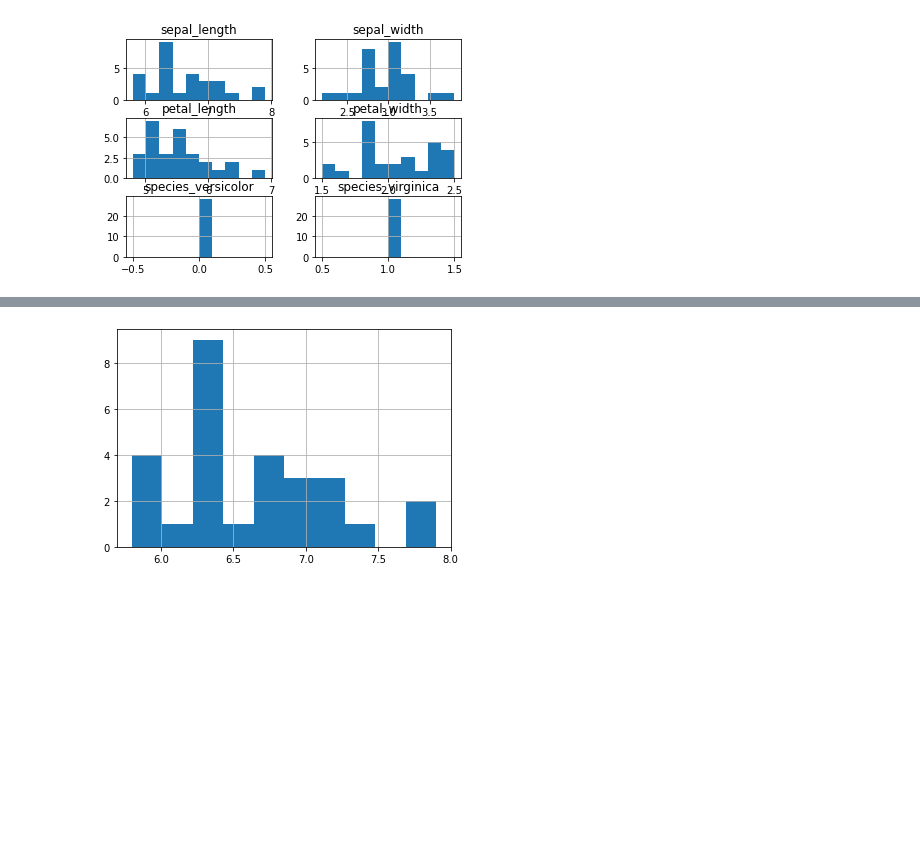
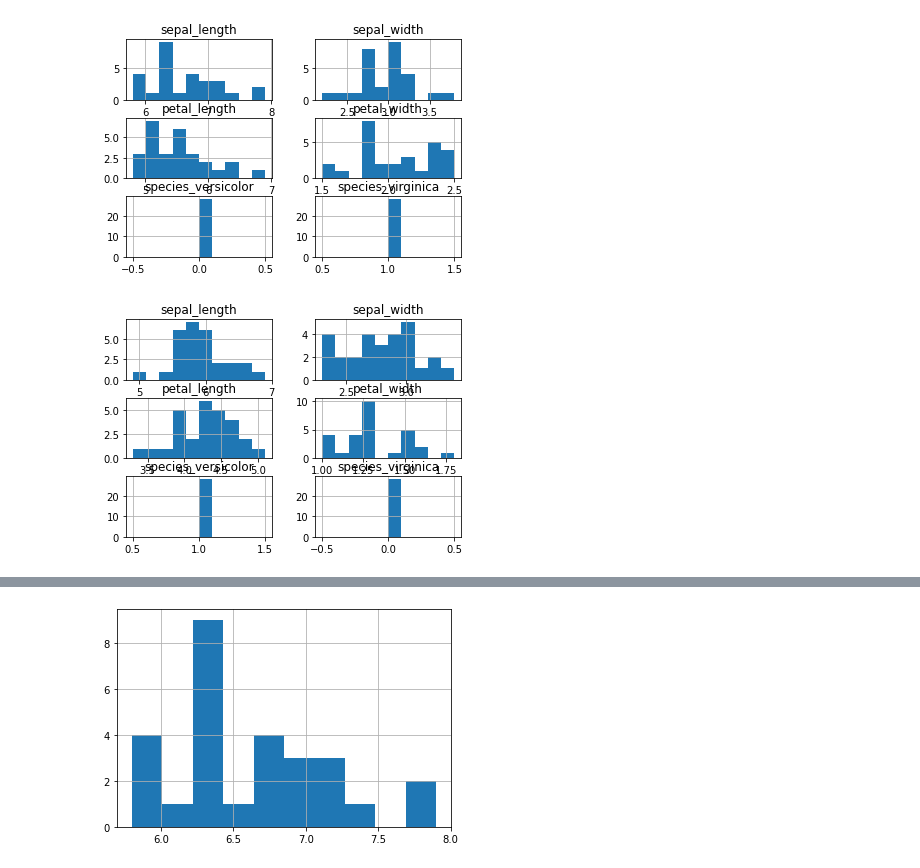
Before and after one commit to joann-balraj/classification-exercises, a Jupyter notebook: classification_exercises.ipynb, the cells around one changed output, grey strips where cells are left out. Drawn from its saved outputs; the diff is of its cells as text; code cells hidden in the pictures; blank space fills up the shorter version.

```diff
--- a/classification_exercises.ipynb
+++ b/classification_exercises.ipynb
@@ -635,3 +637,8 @@ virginica = train[train.species=='virginica']
 virginica.hist();
 # %% [output]
 [figure]
+# %%
+versicolor = train[train.species=='versicolor']
+versicolor.hist();
+# %% [output]
+[figure, added]
```
Also changed, not shown: parts of 56 cells of this notebook.
